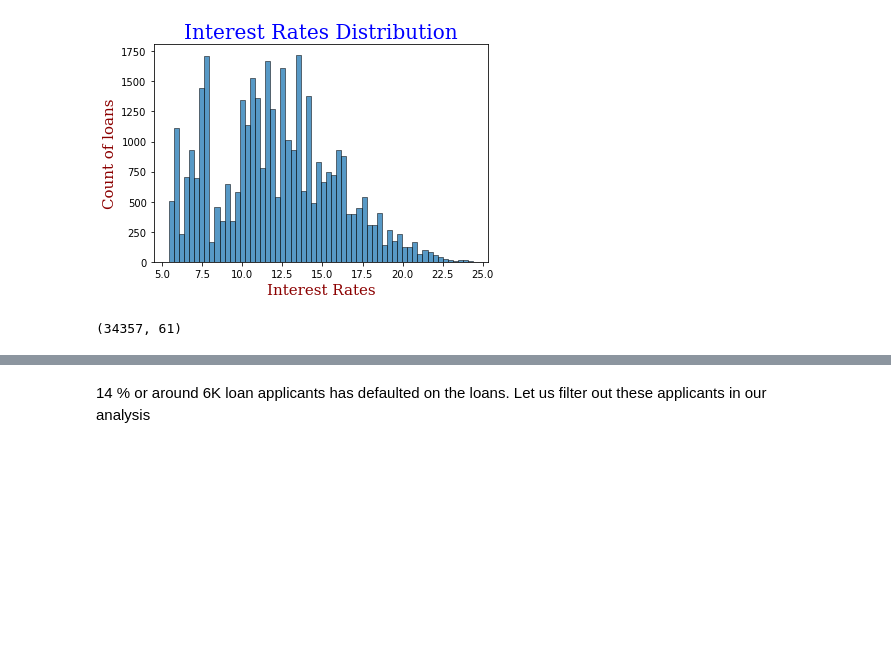
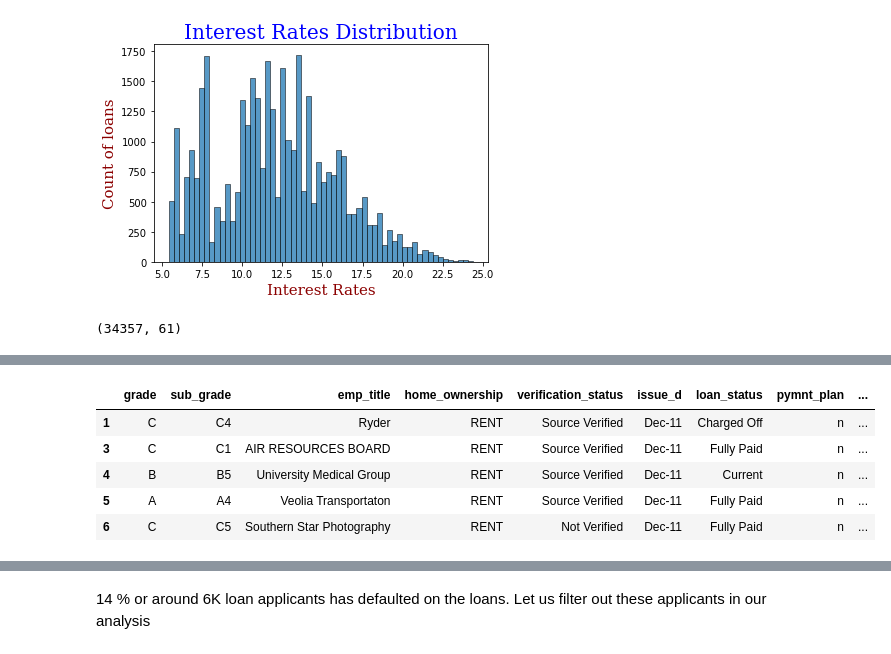
Before and after one commit to hargurjeet/Lending-Club-CaseStudy, a Jupyter notebook: Lending_Club_Case_Study.ipynb, the cells around one changed output, grey strips where cells are left out. Saved outputs shown, nothing was run; the diff lists cells and outputs as text; code cells hidden in the pictures; blank space fills up the shorter version.

```diff
--- a/Lending_Club_Case_Study.ipynb
+++ b/Lending_Club_Case_Study.ipynb
@@ -385 +442,10 @@ Name: loan_status, dtype: float64
+# %%
+df6.select_dtypes(include='object').head()
+# %% [output]
+|  | grade | sub_grade | emp_title | home_ownership | verification_status | issue_d | loan_status | pymnt_plan | ... |
+| 1 | C | C4 | Ryder | RENT | Source Verified | Dec-11 | Charged Off | n | ... |
+| 3 | C | C1 | AIR RESOURCES BOARD | RENT | Source Verified | Dec-11 | Fully Paid | n | ... |
+| 4 | B | B5 | University Medical Group | RENT | Source Verified | Dec-11 | Current | n | ... |
+| 5 | A | A4 | Veolia Transportaton | RENT | Source Verified | Dec-11 | Fully Paid | n | ... |
+| 6 | C | C5 | Southern Star Photography | RENT | Not Verified | Dec-11 | Fully Paid | n | ... |
 # %%
```
Also changed, not shown: parts of 20 cells of this notebook.
